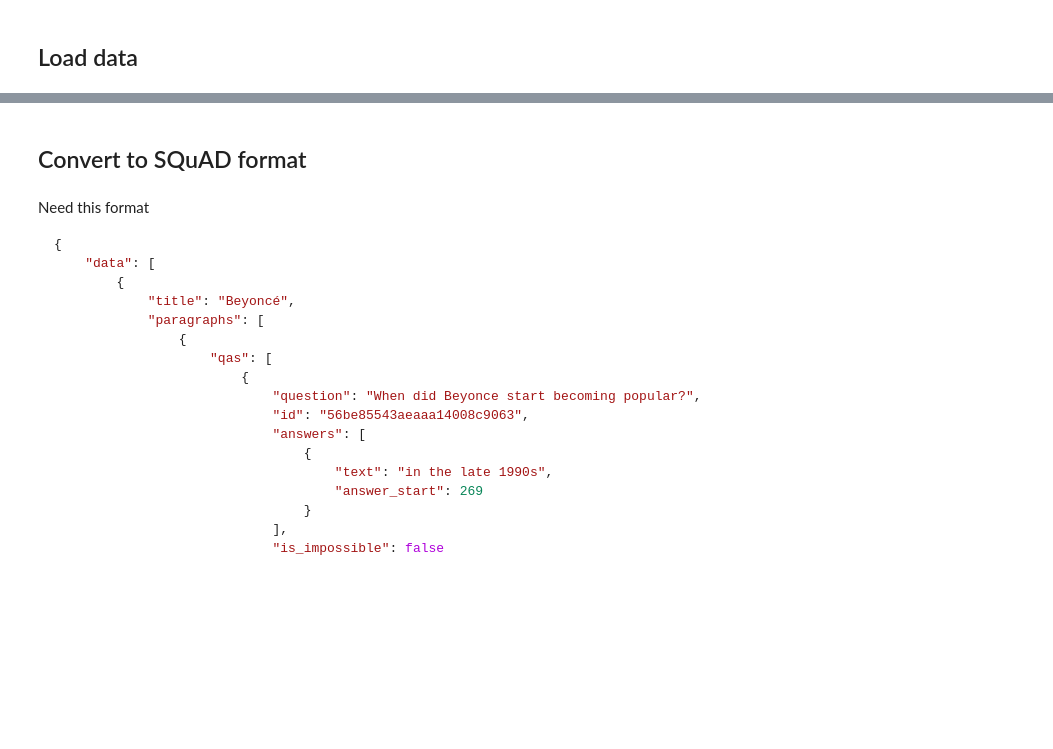
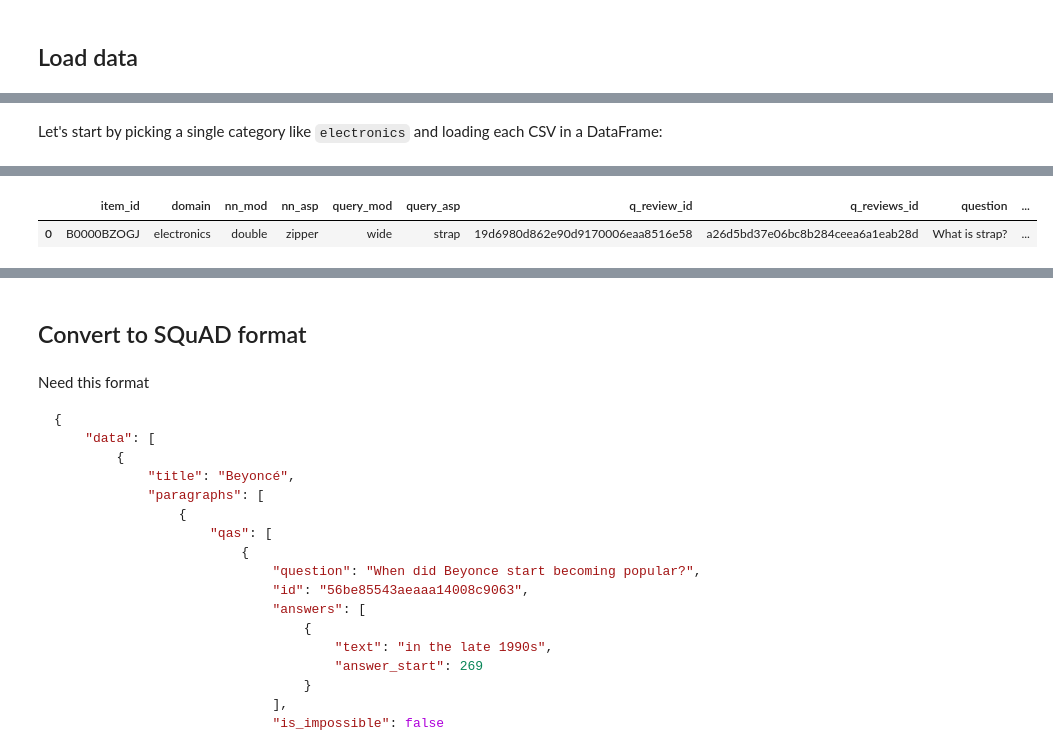
Before and after one commit to lewtun/transformerlab, a Jupyter notebook: experiments.haystack-subjqa.ipynb, the cells around one changed output, grey strips where cells are left out. Cells and saved outputs as stored; diff of their text form; code cells hidden in the pictures; blank space fills up the shorter version.

```diff
--- a/experiments.haystack-subjqa.ipynb
+++ b/experiments.haystack-subjqa.ipynb
@@ -71,0 +39,2 @@ electronics_df.shape
+# %% [markdown]
+Let's start by picking a single category like `electronics` and loading each CSV in a DataFrame:
@@ -71,0 +43,5 @@ electronics_df.shape
+# %%
+dfs = {p.stem: pd.read_csv(p) for p in (data/'electronics/splits/').glob("*.csv")}
+
+for k,v in dfs.items(): display(v.head(1))
+# %% [output]
@@ -71,0 +50,2 @@ electronics_df.shape
+|  | item_id | domain | nn_mod | nn_asp | query_mod | query_asp | q_review_id | q_reviews_id | question | ... |
+| 0 | B0000BZOGJ | electronics | double | zipper | wide | strap | 19d6980d862e90d9170006eaa8516e58 | a26d5bd37e06bc8b284ceea6a1eab28d | What is strap? | ... |
```
Also changed, not shown: parts of 117 cells of this notebook, 1 other file.
